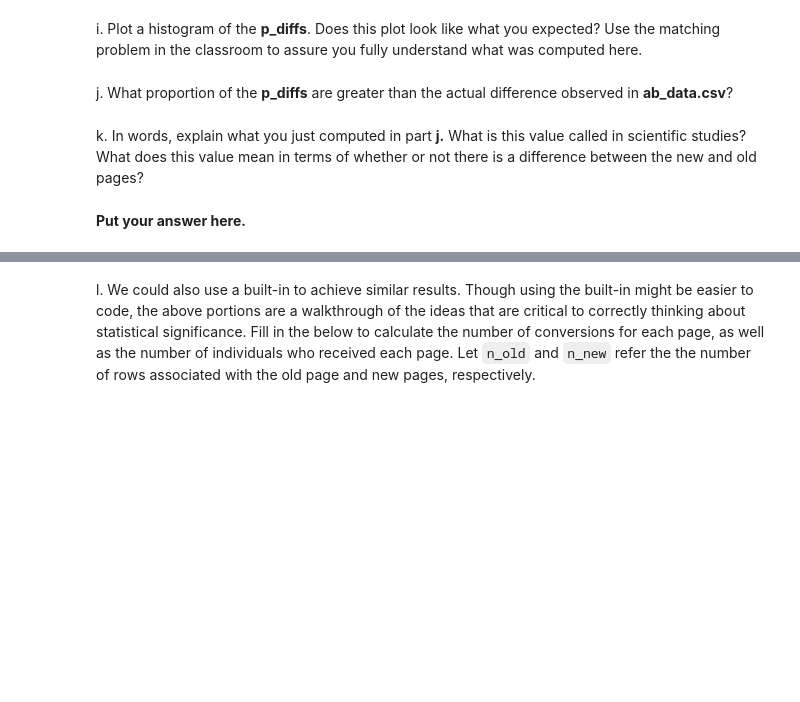
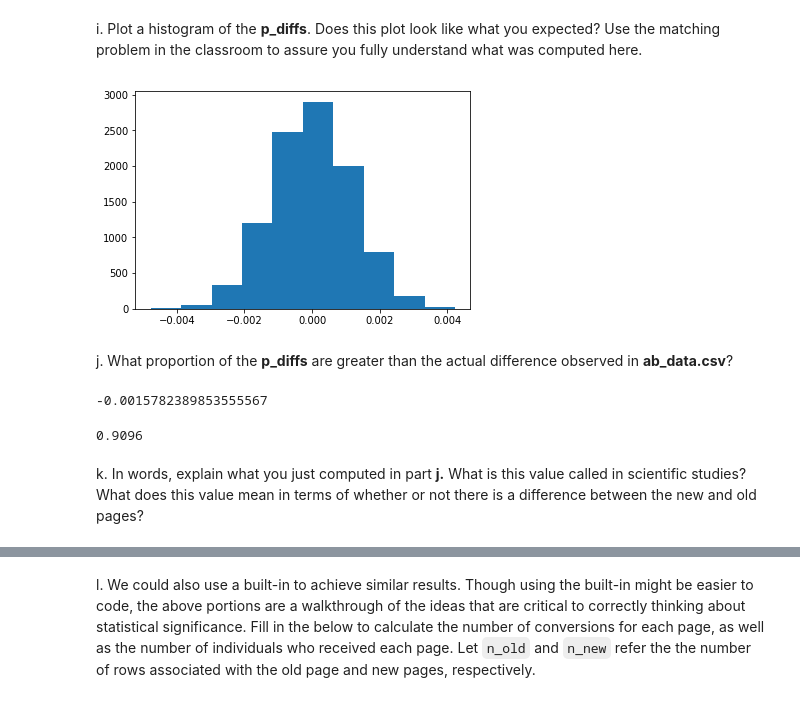
Before and after one commit to dvillaveces/AB-test-project, a Jupyter notebook: AnalyzeABTestResults 2/Analyze_ab_test_results_notebook.ipynb, the cells around one changed output, grey strips where cells are left out. Drawn from its saved outputs; the diff is of its cells as text; code cells hidden in the pictures; blank space fills up the shorter version.

```diff
--- a/AnalyzeABTestResults 2/Analyze_ab_test_results_notebook.ipynb
+++ b/AnalyzeABTestResults 2/Analyze_ab_test_results_notebook.ipynb
@@ -107,2 +206,5 @@ c. What is $n_{new}$?
 # %% [markdown]
 d. What is $n_{old}$?
+# %%
+n_old = df2.query('landing_page == "old_page"').shape[0]
+n_old
@@ -109,6 +213,10 @@ d. What is $n_{old}$?
 # %% [markdown]
 e. Simulate $n_{new}$ transactions with a convert rate of $p_{new}$ under the null.  Store these $n_{new}$ 1's and 0's in **new_page_converted**.
+# %%
+new_page_converted = np.random.choice(2, n_new, p=[1-p_new, p_new])
 # %% [markdown]
 f. Simulate $n_{old}$ transactions with a convert rate of $p_{old}$ under the null.  Store these $n_{old}$ 1's and 0's in **old_page_converted**.
+# %%
+old_page_converted = np.random.choice(2, n_old, p=[1-p_old, p_old])
 # %% [markdown]
 g. Find $p_{new}$ - $p_{old}$ for your simulated values from part (e) and (f).
@@ -115,10 +227,29 @@ g. Find $p_{new}$ - $p_{old}$ for your simulated values from part (e) and (f).
 # %% [markdown]
 h. Simulate 10,000 $p_{new}$ - $p_{old}$ values using this same process similarly to the one you calculated in parts **a. through g.** above.  Store all 10,000 values in a numpy array called **p_diffs**.
+# %%
+p_diffs = []
+for _ in range(10000):
+    new_page_converted = np.random.choice(2, n_new, p=[1-p_new, p_new])
+    old_page_converted = np.random.choice(2, n_old, p=[1-p_old, p_old])
+    p_diffs.append(new_page_converted.mean() - old_page_converted.mean())
+
+p_diffs = np.array(p_diffs)
 # %% [markdown]
 i. Plot a histogram of the **p_diffs**.  Does this plot look like what you expected?  Use the matching problem in the classroom to assure you fully understand what was computed here.
+# %%
+plt.hist(p_diffs);
+# %% [output]
+[figure, added]
 # %% [markdown]
 j. What proportion of the **p_diffs** are greater than the actual difference observed in **ab_data.csv**?
+# %%
+obs_diff = df2.query('landing_page == "new_page"').converted.mean() - df2.query('landing_page == "old_page"').converted.mean()
+obs_diff
+# %% [output]
+-0.0015782389853555567
+# %%
+(p_diffs > obs_diff).mean()
+# %% [output]
+0.9096
 # %% [markdown]
 k. In words, explain what you just computed in part **j.**  What is this value called in scientific studies?  What does this value mean in terms of whether or not there is a difference between the new and old pages?
-# %% [markdown]
-**Put your answer here.**
```
Also changed, not shown: parts of 49 cells of this notebook, 3 other files.
